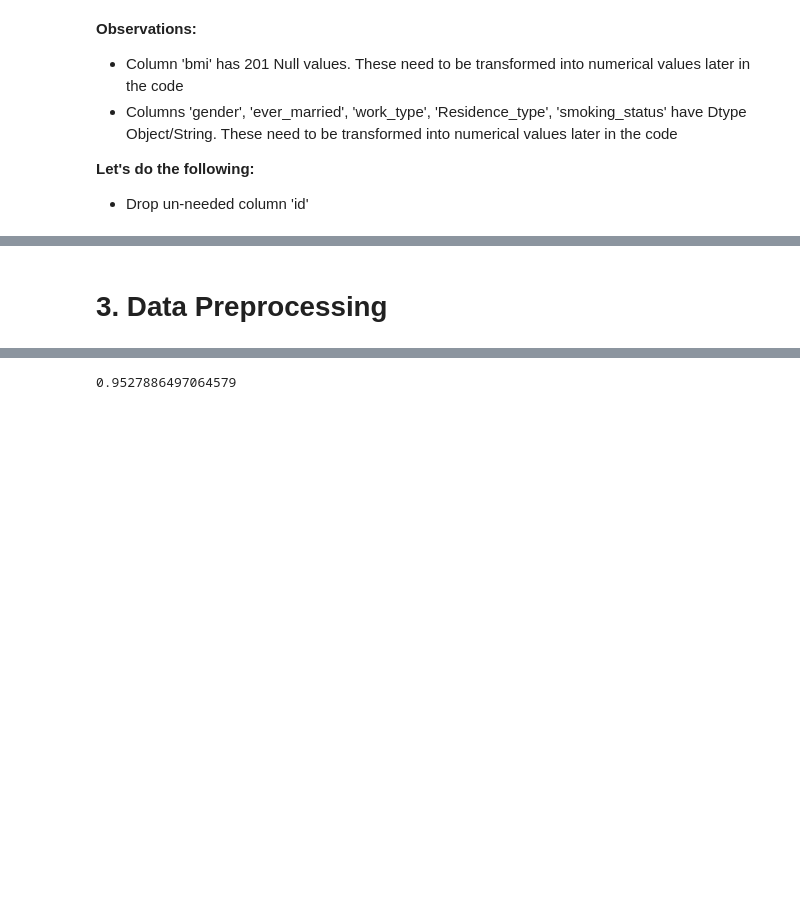
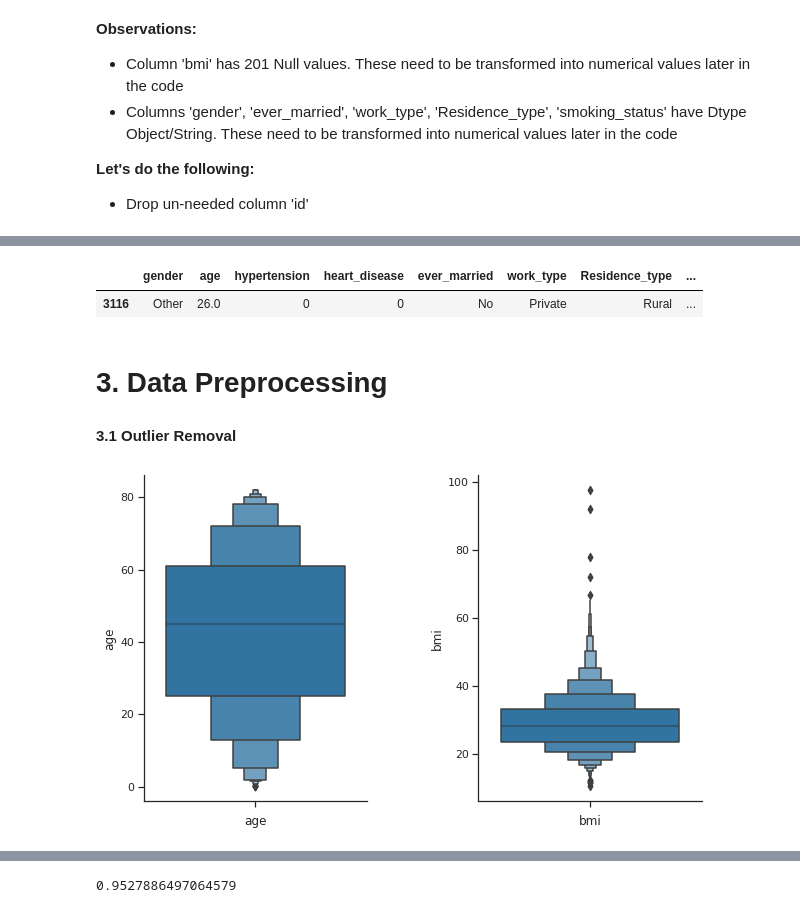
Before and after one commit to fgith/data-science, a Jupyter notebook: kaggle/heart_disease.ipynb, the cells around one changed output, grey strips where cells are left out. Drawn from its saved outputs; the diff is of its cells as text; code cells hidden in the pictures; blank space fills up the shorter version.

```diff
--- a/kaggle/heart_disease.ipynb
+++ b/kaggle/heart_disease.ipynb
@@ -114,2 +120,31 @@ df.head()
+# %%
+# Display row with 'gender' is 'Other'
+display(df[df['gender'] == 'Other'])
+
+# Drop row
+df.drop(df.index[df['gender'] == 'Other'], inplace=True)
+
+# Reset index of dataframe
+df = df.reset_index(drop = True)
+# %% [output]
+|  | gender | age | hypertension | heart_disease | ever_married | work_type | Residence_type | ... |
+| 3116 | Other | 26.0 | 0 | 0 | No | Private | Rural | ... |
 # %% [markdown]
 # **3. Data Preprocessing**
+# %% [markdown]
+**3.1 Outlier Removal**
+# %%
+# Find outliers in the contiguos data columns 'age', 'bmi'
+sns.set_theme(style="ticks", palette="tab10")
+
+cols = ['age','bmi']
+
+fig, ax = plt.subplots(ncols=len(cols), figsize=(5 * len(cols),6), sharex = True)
+
+for i in range(len(cols)):
+  (sns.boxenplot(y=df[cols[i]],data=df, showfliers=True,ax=ax[i])).set(xlabel=cols[i])
+
+fig.subplots_adjust(wspace=0.5)
+sns.despine()
+# %% [output]
+[figure, added]
```
Also changed, not shown: parts of 10 cells of this notebook.
